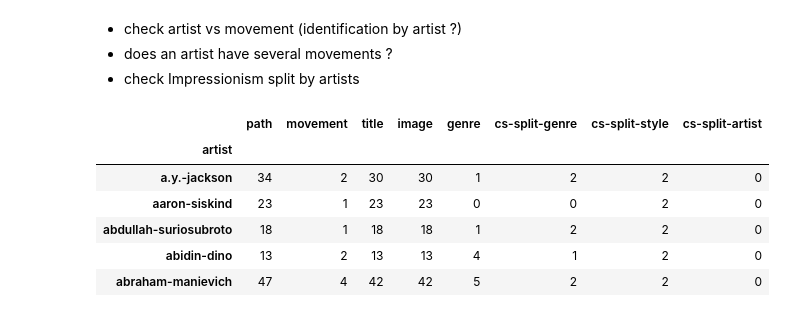
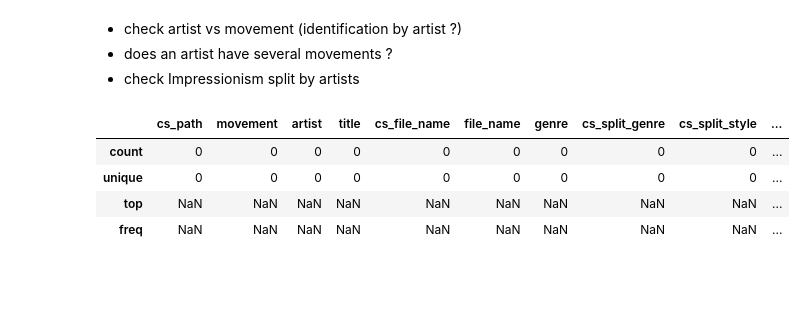
Before and after one commit to gregoirelafay/neural-art, a Jupyter notebook: notebooks/quentin_data_preparation.ipynb, the cells around one changed output. Drawn from its saved outputs; the diff is of its cells as text; code cells hidden in the pictures; blank space fills up the shorter version.

```diff
--- a/notebooks/quentin_data_preparation.ipynb
+++ b/notebooks/quentin_data_preparation.ipynb
@@ -22,6 +16,7 @@ from neuralart.data import *
 # %% [markdown]
 # Get Data
 # %%
-csv_path = "../raw_data/wikiart"
-image_path= "../raw_data/wikiart/wikiart-movement-class_27"
-sample_path = "../raw_data/wikiart"
+chan_csv_path = "../raw_data/wikiart/csv_chan"
+chan_image_path= "../raw_data/wikiart/dataset_chan"
+output_path = "../raw_data/wikiart"
+dataset_dir_name = 'dataset'
@@ -62,0 +23,3 @@ data_merge = get_data(csv_path, image_path, create_csv=True, merge=merge)
+# %%
+data_full = get_data(chan_csv_path, chan_image_path, rm_image_duplicate=False)
+data_full.shape
@@ -494,13 +553,16 @@ fig3.show()
 - does an artist have several movements ?
 - check Impressionism split by artists
 # %%
-df_artist=data_merge.groupby(by='artist').nunique()
+df_artist=data_full.groupby(by='artist').nunique()
 df_artist.head()
+
+
+df_impr=data_full[data_full.movement.isin(['Impressionism'])]
+
+df_impr.describe()
 # %% [output]
-|  | path | movement | title | image | genre | cs-split-genre | cs-split-style | cs-split-artist |
-| artist |  |  |  |  |  |  |  |  |
-| a.y.-jackson | 34 | 2 | 30 | 30 | 1 | 2 | 2 | 0 |
-| aaron-siskind | 23 | 1 | 23 | 23 | 0 | 0 | 2 | 0 |
-| abdullah-suriosubroto | 18 | 1 | 18 | 18 | 1 | 2 | 2 | 0 |
-| abidin-dino | 13 | 2 | 13 | 13 | 4 | 1 | 2 | 0 |
-| abraham-manievich | 47 | 4 | 42 | 42 | 5 | 2 | 2 | 0 |
+|  | cs_path | movement | artist | title | cs_file_name | file_name | genre | cs_split_genre | cs_split_style | ... |
+| count | 0 | 0 | 0 | 0 | 0 | 0 | 0 | 0 | 0 | ... |
+| unique | 0 | 0 | 0 | 0 | 0 | 0 | 0 | 0 | 0 | ... |
+| top | NaN | NaN | NaN | NaN | NaN | NaN | NaN | NaN | NaN | ... |
+| freq | NaN | NaN | NaN | NaN | NaN | NaN | NaN | NaN | NaN | ... |
```
Also changed, not shown: parts of 48 cells of this notebook.
